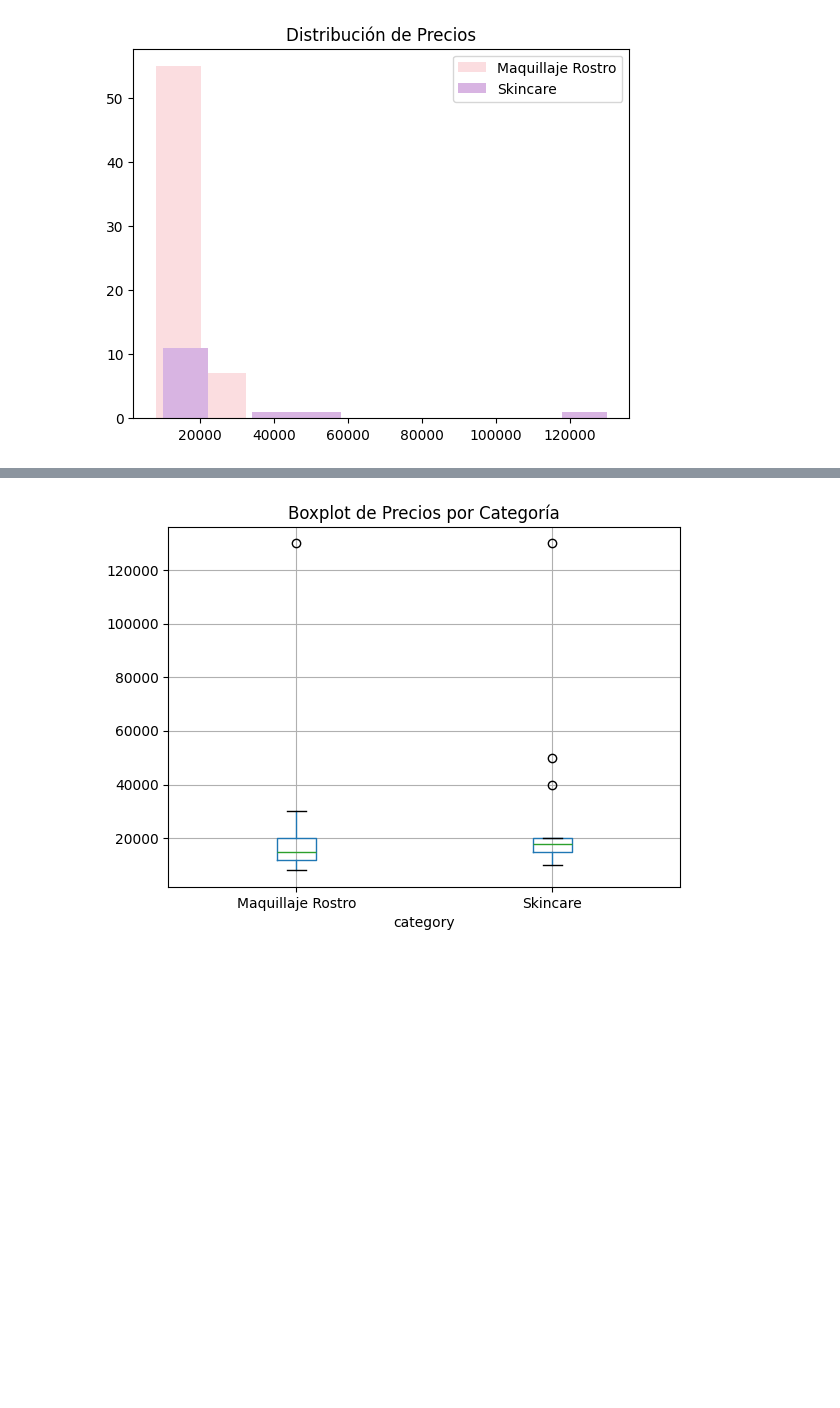
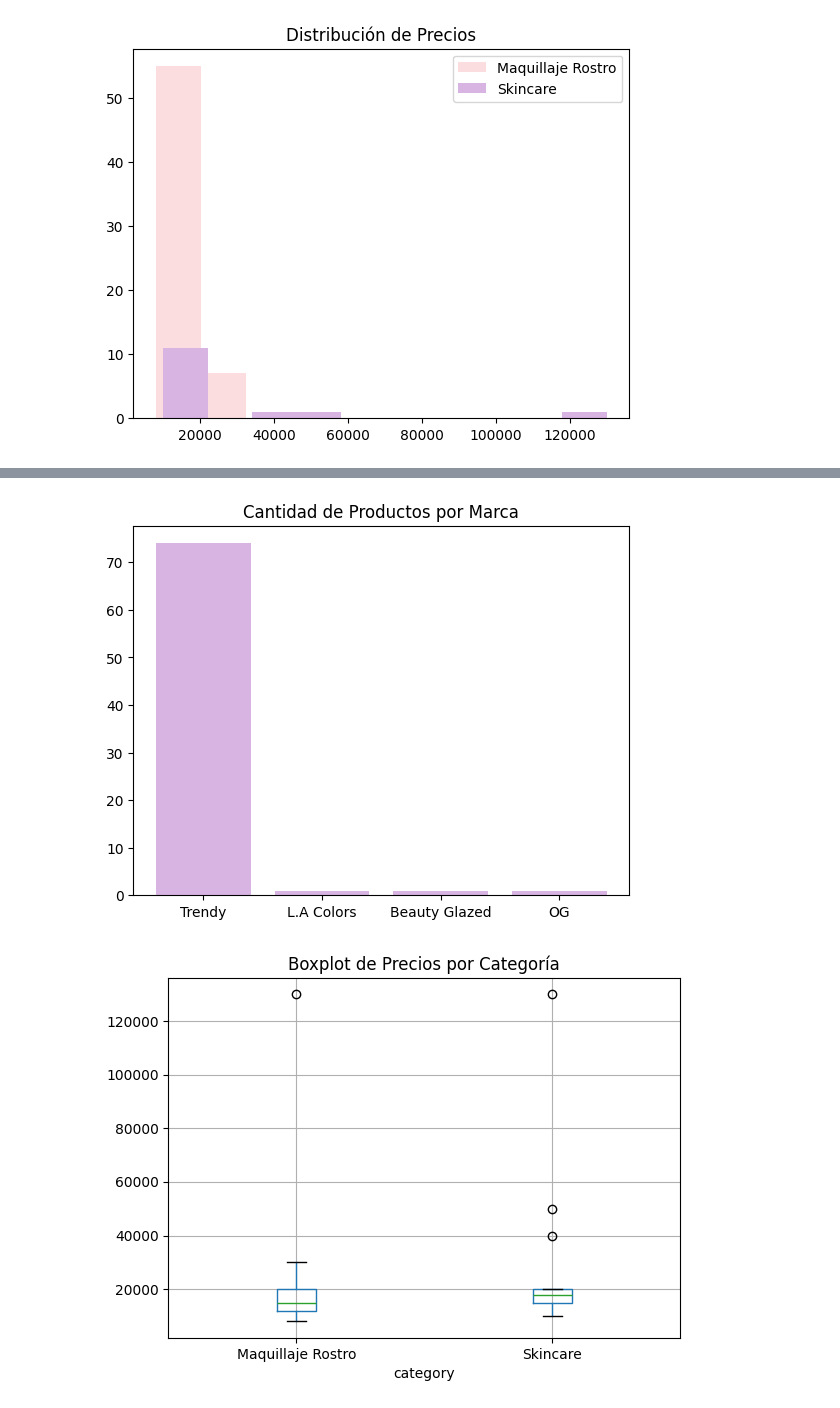
Before and after one commit to natbp/natbp_web-scraping-project-tutorial, a Jupyter notebook: src/trendy.ipynb, the cells around one changed output, grey strips where cells are left out. Cells and saved outputs as stored; diff of their text form; code cells hidden in the pictures; blank space fills up the shorter version.

```diff
--- a/src/trendy.ipynb
+++ b/src/trendy.ipynb
@@ -210,3 +219,11 @@ plt.show()
+# %%
+brand_counts = df_total["brand"].value_counts()
+
+plt.bar(brand_counts.index, brand_counts.values, color = "#D8B4E2")
+plt.title("Cantidad de Productos por Marca")
+plt.show()
+# %% [output]
+[figure, added]
 # %%
 # Boxplot comparativo
 df_total.boxplot(column="price", by="category")
```
Also changed, not shown: parts of 2 cells of this notebook, 1 other file.
